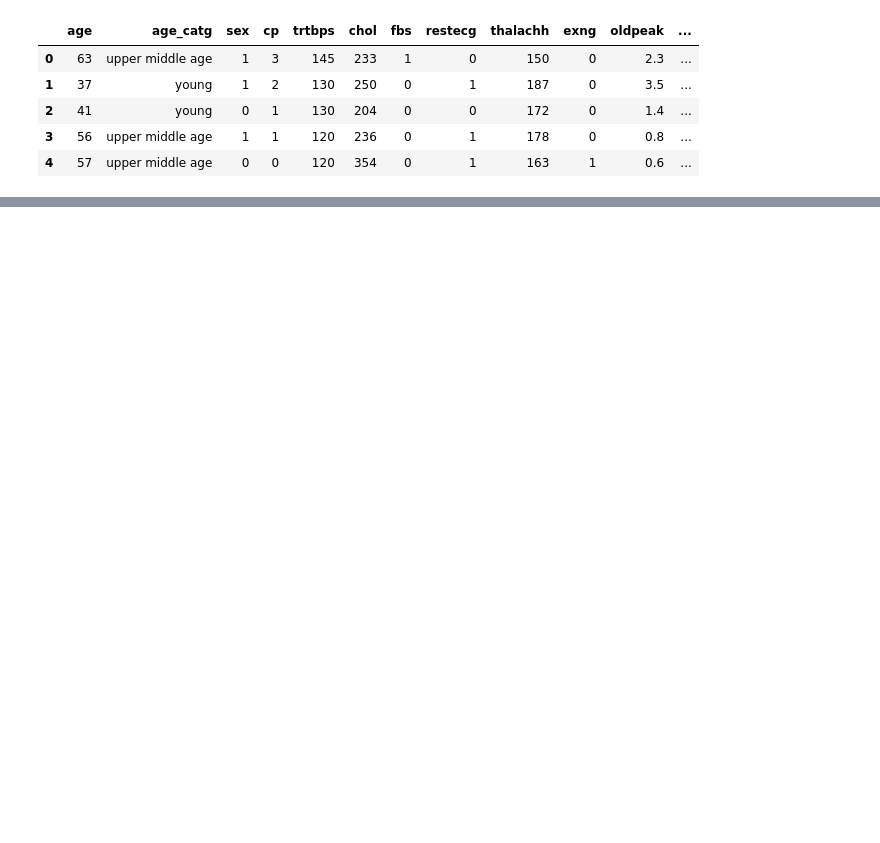
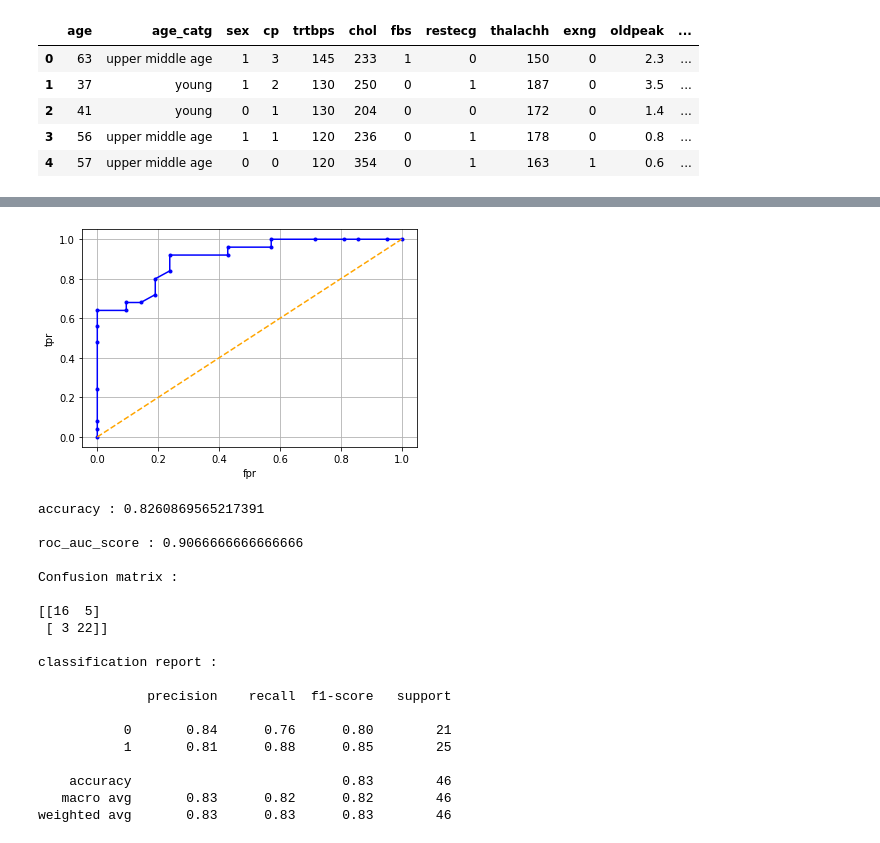
Before and after one commit to SharanKalyan/Heart-attack-predctions, a Jupyter notebook: machine learning.ipynb, the cells around one changed output, grey strips where cells are left out. Cells and saved outputs as stored; diff of their text form; code cells hidden in the pictures; blank space fills up the shorter version.

```diff
--- a/machine learning.ipynb
+++ b/machine learning.ipynb
@@ -243,0 +323,39 @@ sex_op
+# %%
+rf.fit(xtrain,ytrain)
+rf_test_pred = rf.predict(xtest)
+rf_test_pp = rf.predict_proba(xtest)
+rf_test_pp = rf_test_pp[:,1]
+fpr,tpr,thres = roc_curve(ytest,rf_test_pp)
+plt.plot(fpr,tpr,color='b',marker='.')
+plt.plot([0,1],linestyle='--',color='orange')
+plt.grid()
+plt.xlabel('fpr')
+plt.ylabel('tpr')
+plt.show()
+print('\naccuracy :',accuracy_score(ytest,rf_test_pred))
+print('\nroc_auc_score :',roc_auc_score(ytest,rf_test_pp))
+print('\nConfusion matrix :\n')
+print(confusion_matrix(ytest,rf_test_pred))
+print('\nclassification report :\n')
+print(classification_report(ytest,rf_test_pred))
+# %% [output]
+[figure, added]
+accuracy : 0.8260869565217391
+
+roc_auc_score : 0.9066666666666666
+
+Confusion matrix :
+
+[[16  5]
+ [ 3 22]]
+
+classification report :
+
+              precision    recall  f1-score   support
+
+           0       0.84      0.76      0.80        21
+           1       0.81      0.88      0.85        25
+
+    accuracy                           0.83        46
+   macro avg       0.83      0.82      0.82        46
+weighted avg       0.83      0.83      0.83        46
```
Also changed, not shown: parts of 29 cells of this notebook.
